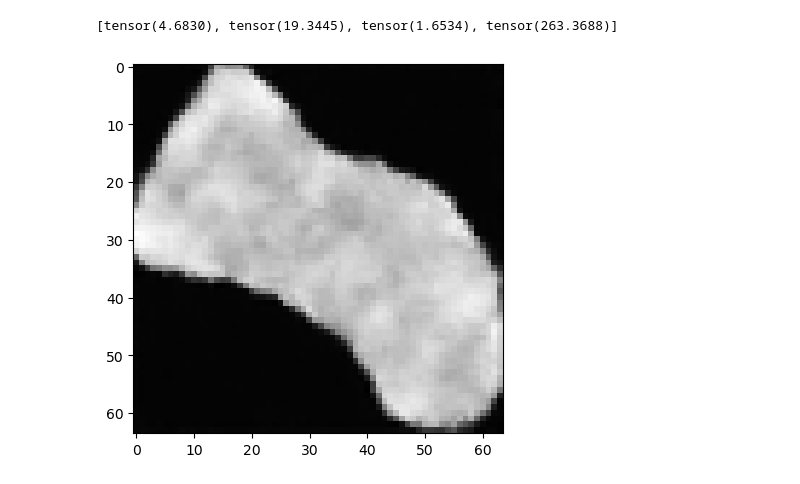
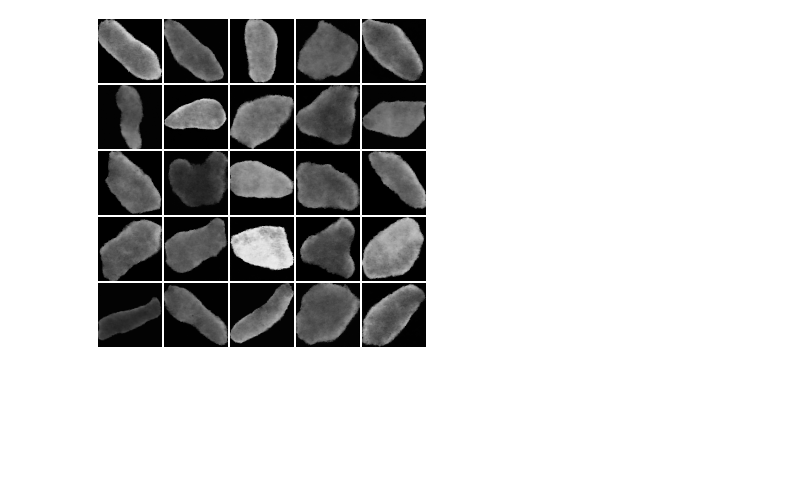
Before and after one commit to anghol/diffusion-substrates, a Jupyter notebook: notebooks/diffusion_cells.ipynb, the cells around one changed output. Drawn from its saved outputs; the diff is of its cells as text; code cells hidden in the pictures; blank space fills up the shorter version.

```diff
--- a/notebooks/diffusion_cells.ipynb
+++ b/notebooks/diffusion_cells.ipynb
@@ -158,3 +84,3 @@ Loss: 0.012000433169305325
 # %%
-model = torch.load("denoise_model_20_epochs.pt")
+model = torch.load("cell_denoise_model_25_epochs.pt")
 model.eval()
@@ -176,61 +87,9 @@ grid.show()
-# %%
-# from utils.diffusion import count_fid_metric
-from torchmetrics.image.fid import FrechetInceptionDistance
-
-
-def count_fid_metric(dataloader, diffusion, model, image_size, channels, n_feature):
-    """Compute the FID metric for evaluation of the diffusion models"""
-
-    real_img = next(iter(dataloader))
-    n_samples, channels = real_img.shape[0], real_img.shape[1]
-    real_img = (real_img + 1) / 2 * 255
-    if channels != 3:
-        real_img = real_img.byte().repeat(1, 3, 1, 1)
-
-    samples = diffusion.sample(
-        model, image_size=image_size, batch_size=n_samples, channels=channels
-    )[-1]
-    samples = torch.clamp(torch.tensor(samples), -1, 1)
-    samples = (samples + 1) / 2 * 255
-    if channels != 3:
-        samples = samples.byte().repeat(1, 3, 1, 1)
-
-    if isinstance(n_feature, int):
-        n_feature = [n_feature]
-
-    metric = []
-    for feature in n_feature:
-        fid = FrechetInceptionDistance(feature=feature)
-        fid.update(real_img, real=True)
-        fid.update(samples, real=False)
-        metric.append(fid.compute())
-    return metric
-
-
-print(
-    count_fid_metric(
-        test_loader, diffusion, model, image_size, channels, [64, 192, 768, 2048]
-    )
-)
-# %% [output]
-[tensor(4.6830), tensor(19.3445), tensor(1.6534), tensor(263.3688)]
-# %%
-import matplotlib.animation as animation
-
-random_index = 5
-
-fig = plt.figure()
-ims = []
-for i in range(timesteps):
-    im = plt.imshow(
-        samples[i][random_index].reshape(image_size, image_size, channels),
-        cmap="gray",
-        animated=True,
-    )
-    ims.append([im])
-
-animate = animation.ArtistAnimation(fig, ims, interval=50, blit=True, repeat_delay=1000)
-animate.save("diffusion.gif")
-plt.show()
-# %% [output]
-[figure, removed]
+# %%
+# Create grid of generated samples and show it
+
+n_samples = 25
+samples = show_grid_samples(
+    n_samples, diffusion, model, image_size, channels, "grid_samples"
+)
+# %% [output]
+[figure, added]
```
Also changed, not shown: parts of 15 cells of this notebook, 12 other files.
